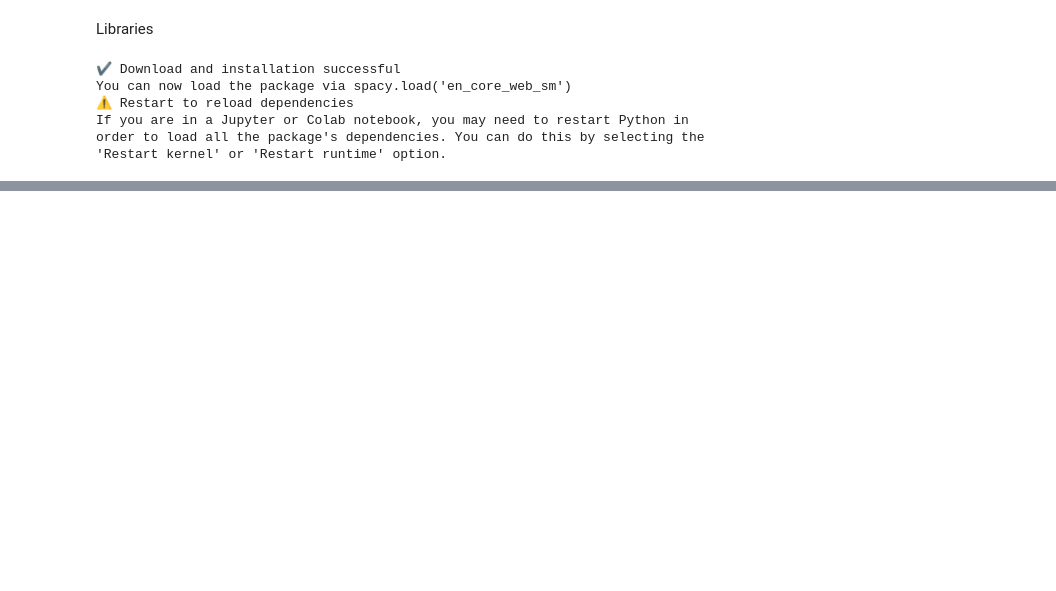
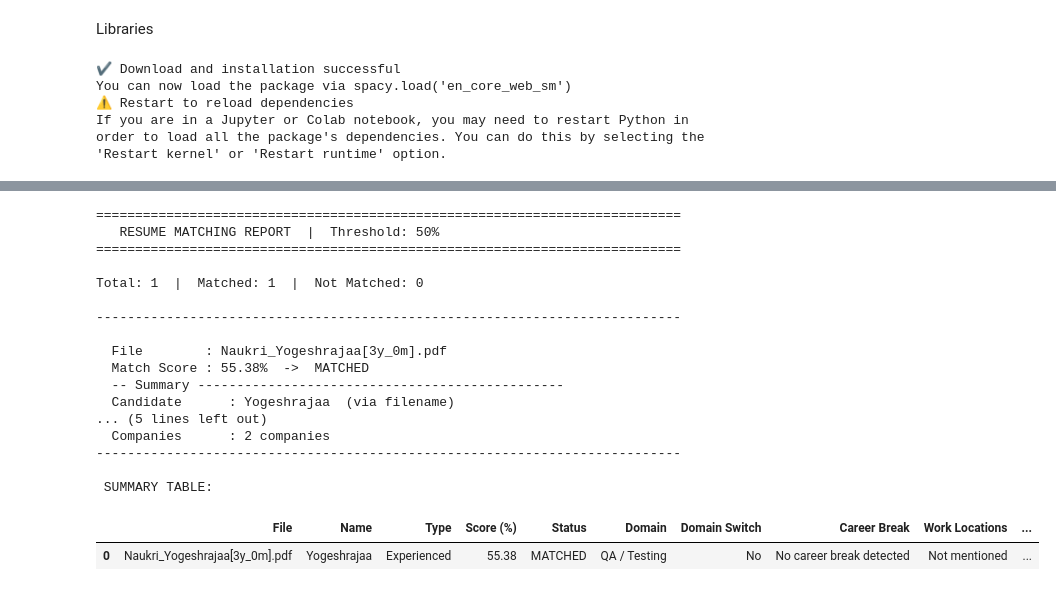
Before and after one commit to vidhya2026/Duffl_Career_Page, a Jupyter notebook: RM_NCDL.ipynb, the cells around one changed output, grey strips where cells are left out. Saved outputs shown, nothing was run; the diff lists cells and outputs as text; code cells hidden in the pictures; blank space fills up the shorter version.

```diff
--- a/RM_NCDL.ipynb
+++ b/RM_NCDL.ipynb
@@ -1501,0 +967,19 @@ Total: 1  |  Matched: 1  |  Not Matched: 0
+# %%
+# Build Summary
+
+def build_summary(name, method, current_d, prev_d, switched,
+                  has_break, break_desc, location_str, company_count, fresher):
+    rows = [
+        f"Candidate      : {name}  (via {method})",
+        f"Candidate Type : {'Fresher' if fresher else 'Experienced'}",
+        f"Current Domain : {current_d}",
+    ]
+    if fresher:
+        rows += ["Domain Switch  : Not applicable (Fresher)",
+                 "Career Break   : No Career Break"]
+    else:
+        rows.append(f"Domain Switch  : {'Yes  (' + prev_d + '  ->  ' + current_d + ')  [!]' if switched else 'No'}")
+        rows.append(f"Career Break   : {'[!] ' + break_desc if has_break else 'No career break detected'}")
+    rows.append(f"Work Locations : {location_str}")
+    rows.append(f"Companies      : {company_count} {'company' if company_count==1 else 'companies'}")
+    return "\n".join(rows)
@@ -1501,0 +1077,50 @@ Total: 1  |  Matched: 1  |  Not Matched: 0
+# %%
+#colab Interactive Main
+
+print("\n" + "="*75)
+print("  RESUME MATCHER -- Match Score + Consolidated Summary")
+print("="*75)
+print("\n STEP 1: Paste Job Description. Type END when done:\n")
+jd_lines = []
+while True:
+    line = input()
+    if line.strip().upper() == "END": break
+    jd_lines.append(line)
+jd_text = "\n".join(jd_lines)
+print(f" JD captured -- {len(jd_text)} chars")
+t = input("\n STEP 2: Threshold % (Enter = 70): ").strip()
+threshold = int(t) if t.isdigit() else 70
+print(f" Threshold: {threshold}%")
+print("\n STEP 3: Upload resumes (PDF / DOCX / TXT):")
+uploaded = files.upload()
+resume_paths = []
+for fname, fdata in uploaded.items():
+    p = f"/content/{fname}"
+    with open(p,"wb") as f: f.write(fdata)
+    resume_paths.append(p)
+print(f"\n {len(resume_paths)} file(s) uploaded. Analysing...\n")
+results = []
+for i, path in enumerate(resume_paths):
+    print(f"  [{i+1}/{len(resume_paths)}] {os.path.basename(path)}")
+    results.append(analyze_resume(jd_text, path, threshold))
+display_results(results, threshold)
+# %% [output]
+===========================================================================
+   RESUME MATCHING REPORT  |  Threshold: 50%
+===========================================================================
+
+Total: 1  |  Matched: 1  |  Not Matched: 0
+
+---------------------------------------------------------------------------
+
+  File        : Naukri_Yogeshrajaa[3y_0m].pdf
+  Match Score : 55.38%  ->  MATCHED
+  -- Summary -----------------------------------------------
+  Candidate      : Yogeshrajaa  (via filename)
+... (5 lines left out)
+  Companies      : 2 companies
+---------------------------------------------------------------------------
+
+ SUMMARY TABLE:
+|  | File | Name | Type | Score (%) | Status | Domain | Domain Switch | Career Break | Work Locations | ... |
+| 0 | Naukri_Yogeshrajaa[3y_0m].pdf | Yogeshrajaa | Experienced | 55.38 | MATCHED | QA / Testing | No | No career break detected | Not mentioned | ... |
```
Also changed, not shown: parts of 36 cells of this notebook.
